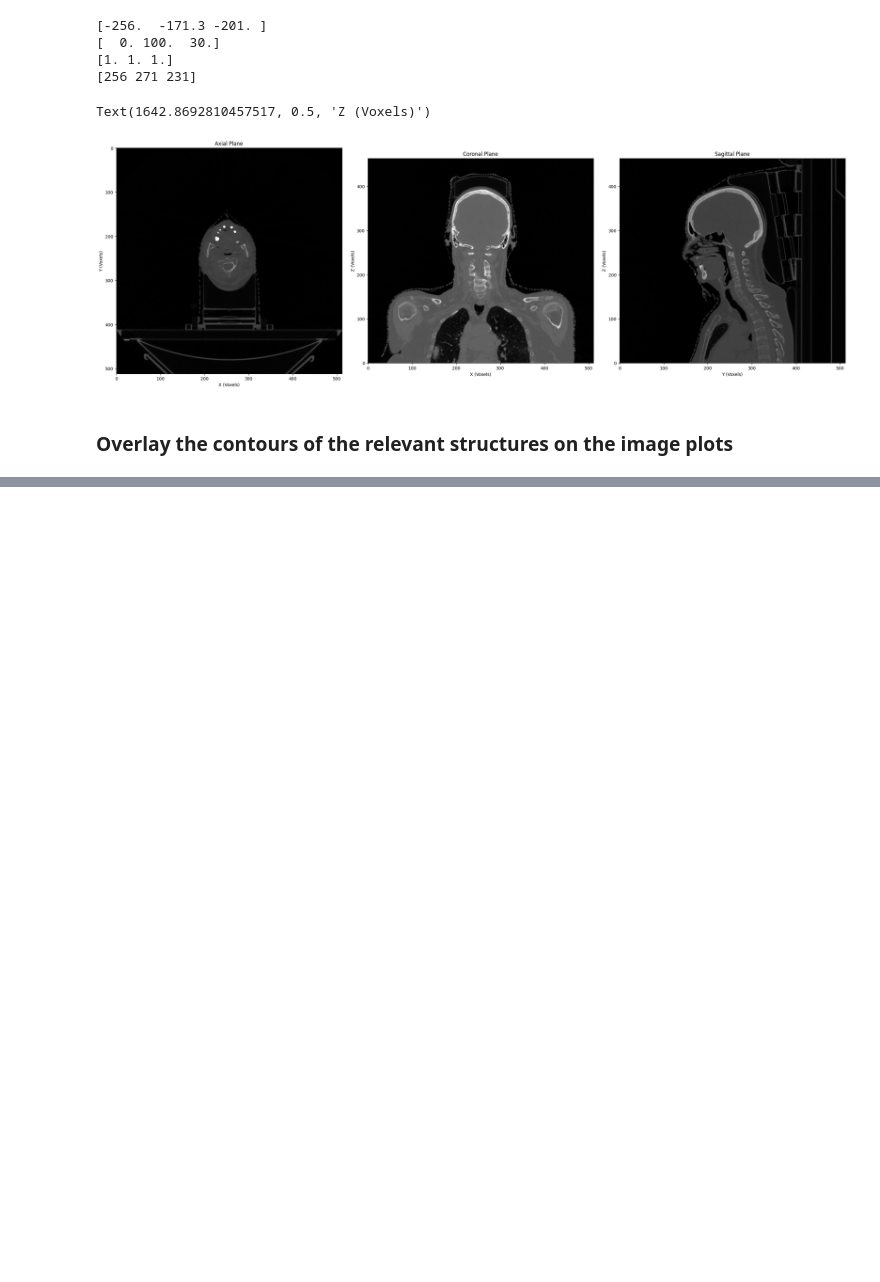
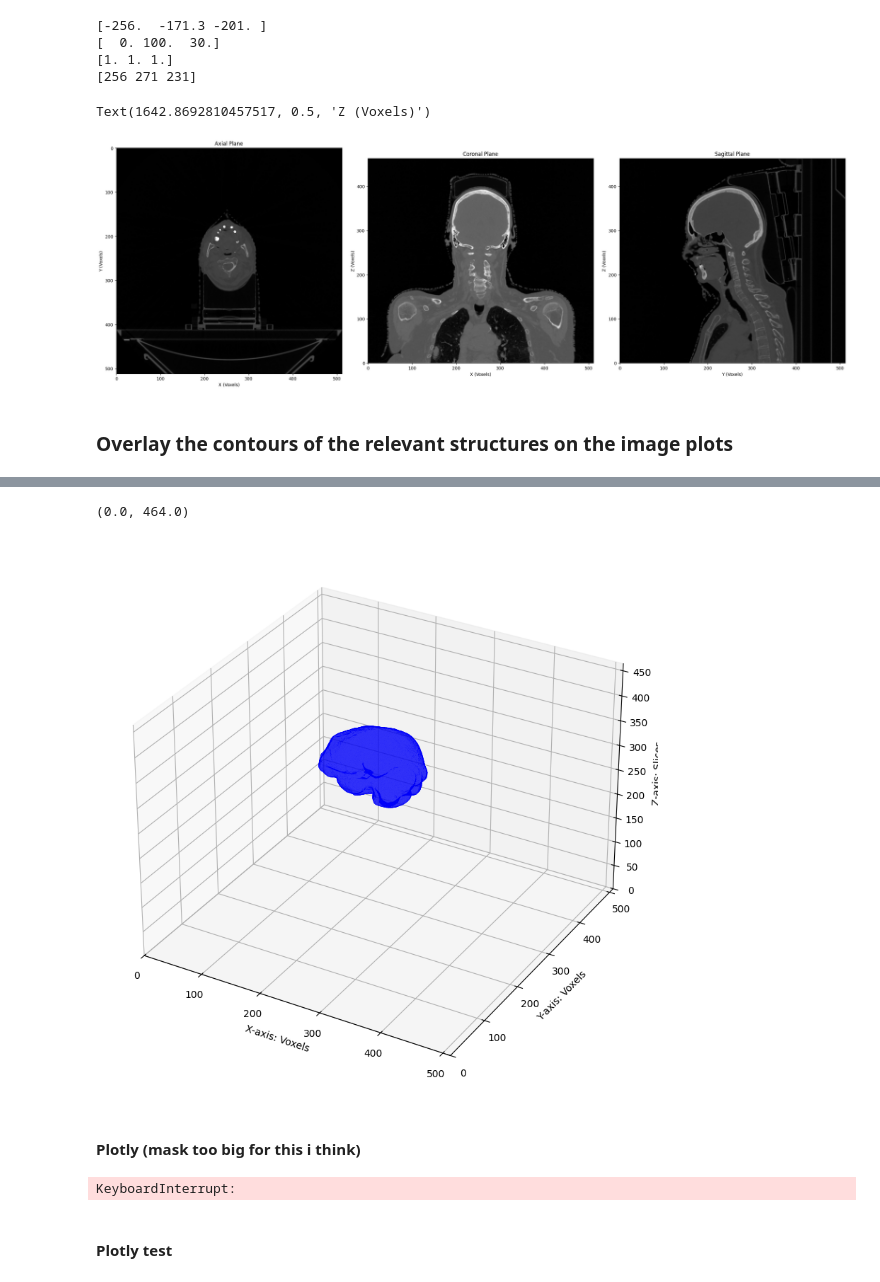
Before and after one commit to danieldeiros/TOH_Tractography, a Jupyter notebook: assignment.ipynb, the cells around one changed output, grey strips where cells are left out. Drawn from its saved outputs; the diff is of its cells as text; code cells hidden in the pictures; blank space fills up the shorter version.

```diff
--- a/assignment.ipynb
+++ b/assignment.ipynb
@@ -352,0 +383,56 @@ RS_Files[0].StructureSetROISequence[2]
+# %%
+# Plotting with matplotlib
+
+# Extract surface mesh with marching cubes
+verts, faces, normals, values = measure.marching_cubes(mask, level=0.5)
+
+# Create a 3d plot for visualization
+fig = plt.figure(figsize=(10, 10))
+ax = fig.add_subplot(111, projection = '3d')
+
+# Create mesh (collection of triangles?) from vertices and faces
+mesh = Poly3DCollection(verts[faces], alpha = 0.7)
+mesh.set_facecolor('b')
+# mesh.set_edgecolor('k')
+ax.add_collection3d(mesh)
+
+# Set labels and axis limits
+ax.set_xlabel("X-axis: Voxels")
+ax.set_ylabel("Y-axis: Voxels")
+ax.set_zlabel("Z-axis: Slices")
+ax.set_xlim(0, mask.shape[0])
+ax.set_ylim(0, mask.shape[1])
+ax.set_zlim(0, mask.shape[2])
+# %% [output]
+(0.0, 464.0)
+[figure, added]
+# %% [markdown]
+#### Plotly (mask too big for this i think)
+# %%
+fig = go.Figure(data=go.Isosurface(
+    x = np.arange(CT_Images.shape[0]),
+    y = np.arange(CT_Images.shape[1]),
+    z = np.arange(CT_Images.shape[2]),
+    value = mask.flatten(),
+    isomin = 0.5,
+    isomax = 1,
+    opacity = 0.7,
+    surface_count = 1,
+    caps = dict(x_show = False, y_show = False, z_show = False)
+))
+
+fig.update_layout(
+    scene=dict(
+        xaxis_title='X (voxels)',
+        yaxis_title='Y (voxels)',
+        zaxis_title='Z (slices)',
+        aspectmode = 'cube'
+    ),
+    title="3D Structure Visualization"
+)
+
+fig.show()
+# %% [output]
+KeyboardInterrupt:
+# %% [markdown]
+#### Plotly test
```
Also changed, not shown: parts of 13 cells of this notebook.
